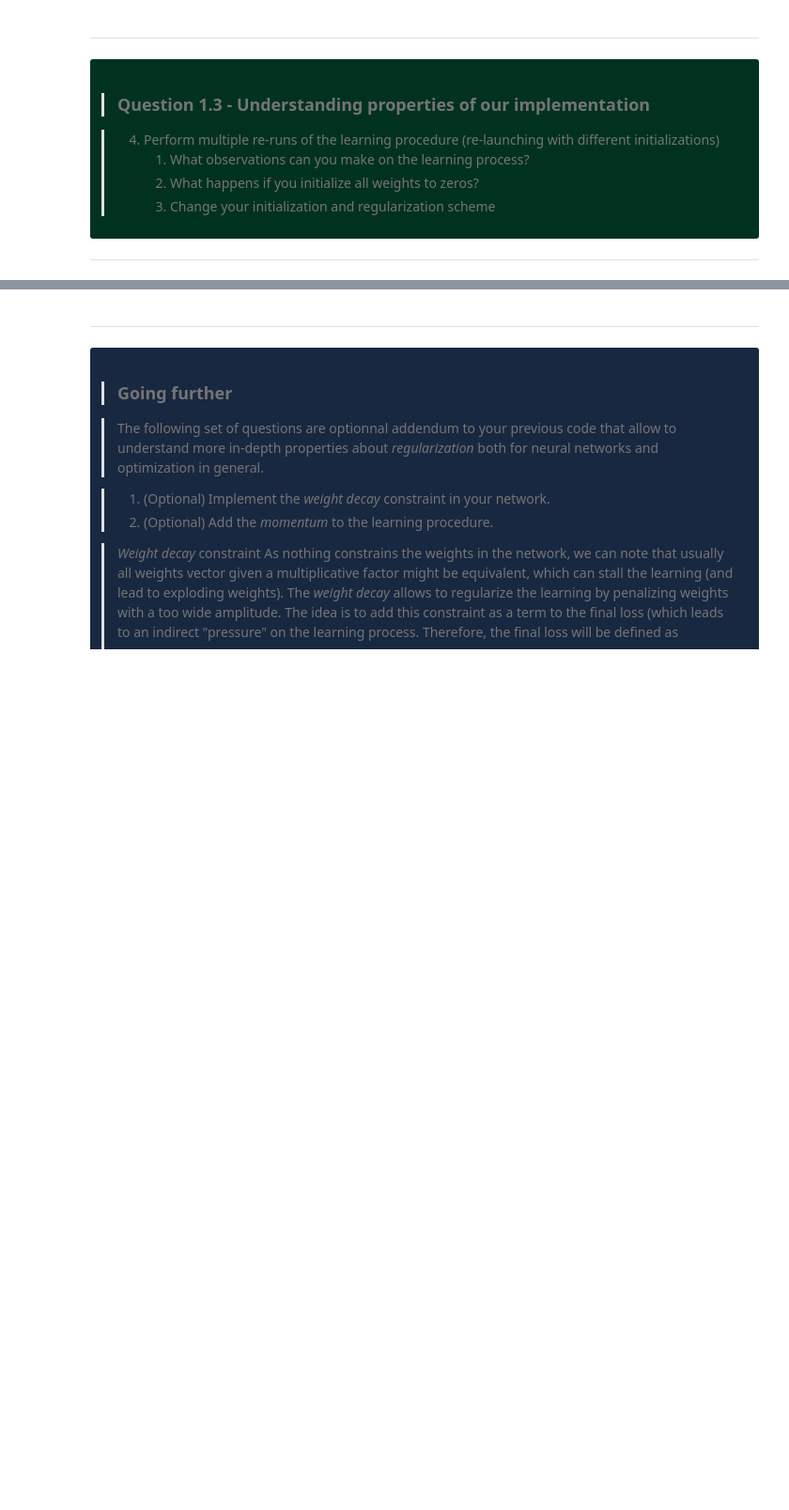
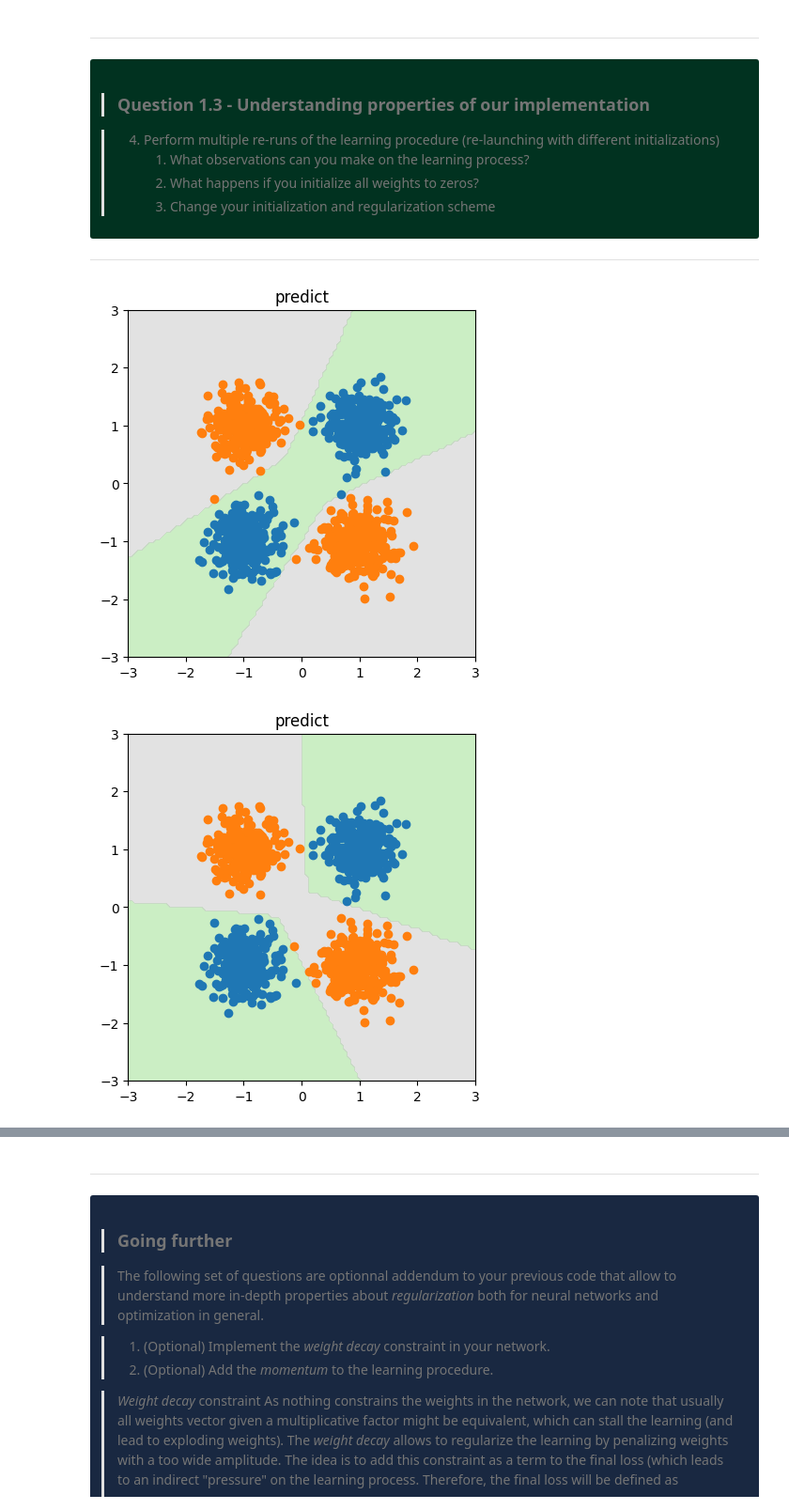
Before and after one commit to Oatsty/creative_ml, a Jupyter notebook: 02_neural_networks.ipynb, the cells around one changed output, grey strips where cells are left out. Shown at 94% size. Saved outputs shown, nothing was run; the diff lists cells and outputs as text; code cells hidden in the pictures; blank space fills up the shorter version.

```diff
--- a/02_neural_networks.ipynb
+++ b/02_neural_networks.ipynb
@@ -500,0 +657,24 @@ bias2 = (np.random.randn(n_output, 1) * 0.01)
+# %%
+n_run = 10
+key = random.PRNGKey(42)
+
+losses = []
+for i in range(n_run):
+  key1, key2, key = jax.random.split(key, num=3)
+  weights1 = jax.random.normal(key1,shape=[n_hidden, n_input]) * jnp.sqrt(2 / n_input)
+  weights2 = jax.random.normal(key2,shape=[n_output, n_hidden]) * jnp.sqrt(2 / n_hidden)
+  bias1 = jnp.zeros([n_hidden, 1],dtype=float)
+  bias2 = jnp.zeros([n_output, 1],dtype=float)
+  weights1, bias1, weights2, bias2, loss_list = train_jax(x_inputs, y_classes, weights1, bias1, weights2, bias2)
+  losses.append(loss_list)
+  plt_jax_output(x_inputs,weights1,bias1,weights2,bias2)
+plt.figure()
+plt.xlabel('epoch')
+plt.ylabel('loss')
+plt.title('loss')
+for l in losses:
+  plt.plot(range(len(l)),l)
+plt.show()
+# %% [output]
+[figure, added]
+[figure, added]
```
Also changed, not shown: parts of 41 cells of this notebook, 1 other file.
